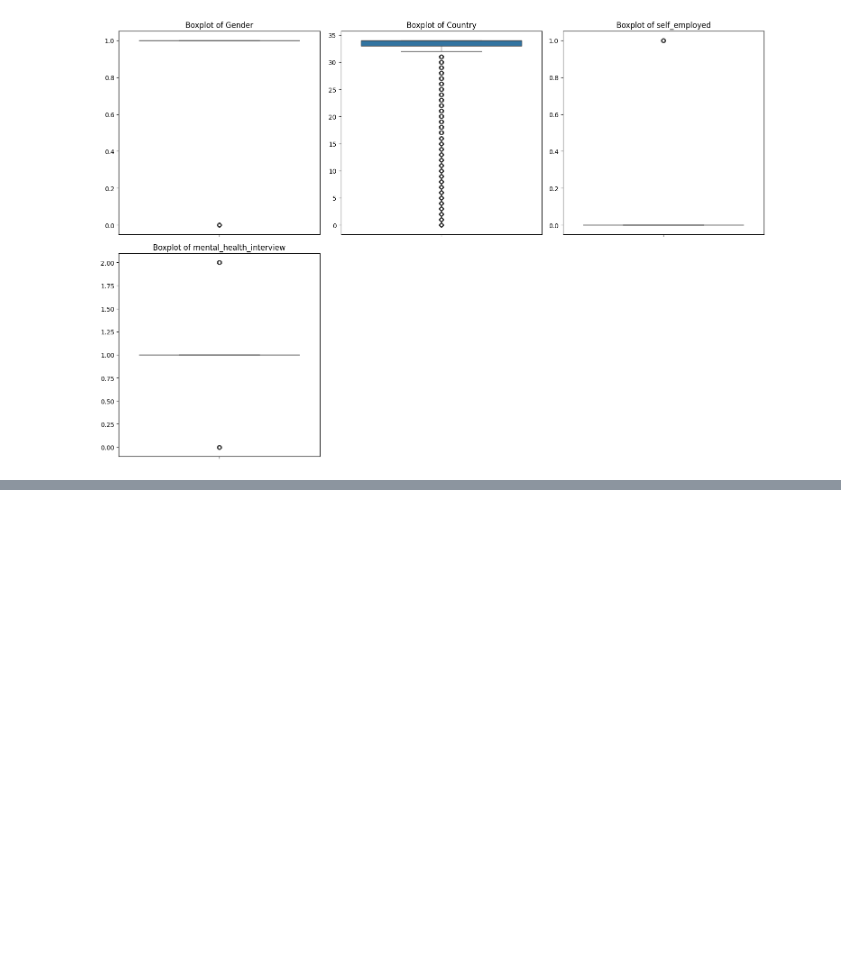
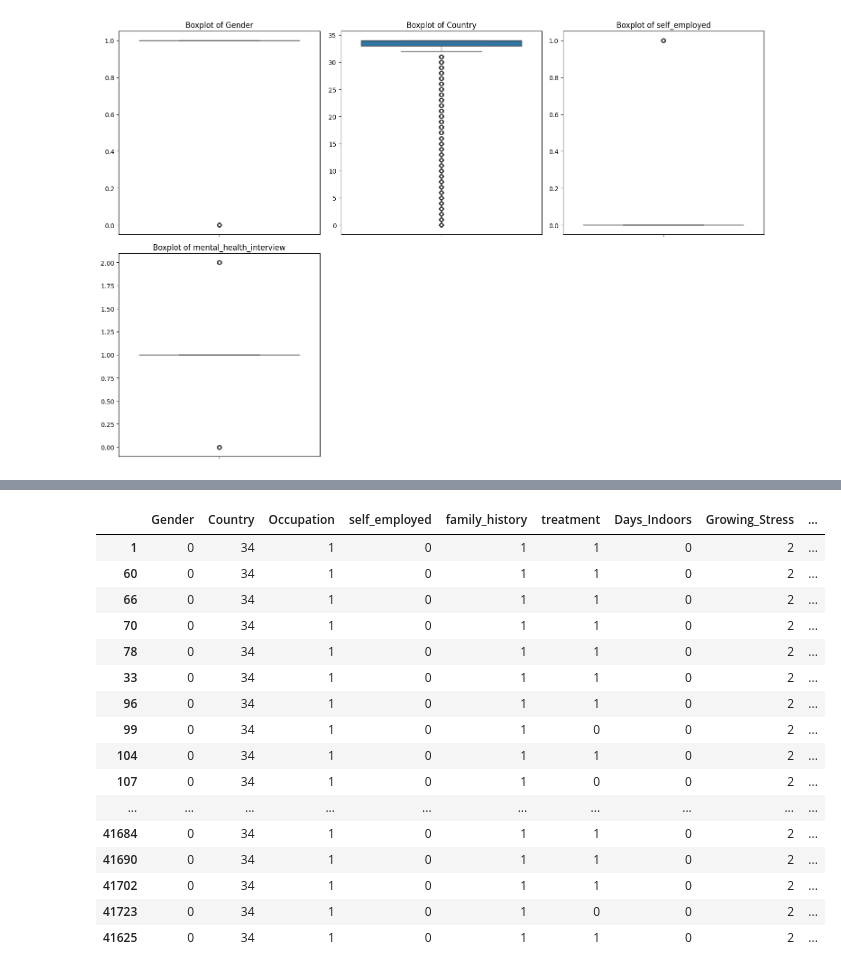
Before and after one commit to MDRobiulhassan/Mental-Health, a Jupyter notebook: Mental_Health_Treatment_Detection.ipynb, the cells around one changed output, grey strips where cells are left out. Cells and saved outputs as stored; diff of their text form; code cells hidden in the pictures; blank space fills up the shorter version.

```diff
--- a/Mental_Health_Treatment_Detection.ipynb
+++ b/Mental_Health_Treatment_Detection.ipynb
@@ -341,0 +413,48 @@ plt.show()
+# %%
+feature_names = df.drop(columns=['treatment']).columns.tolist()
+# %%
+
+def get_knn(df, n, k, metric):
+
+    # IMPORTANT: reset index to avoid mismatch
+    df = df.reset_index(drop=True)
+
+    X = df[feature_names]
+
+    nbrs = sklearn.neighbors.NearestNeighbors(
+        n_neighbors=k,
+        metric=metric,
+        algorithm='brute'
+    )
+
+    nbrs.fit(X)
+
+    distances, indices = nbrs.kneighbors(
+        X.iloc[[n]],
+        return_distance=True
+    )
+
+    result = df.iloc[indices[0]].copy()
+    result['distance'] = distances[0].reshape(-1)
+
+    return result
+# %%
+get_knn(df, 1, 50, 'euclidean')
+# %% [output]
+|  | Gender | Country | Occupation | self_employed | family_history | treatment | Days_Indoors | Growing_Stress | ... |
+| 1 | 0 | 34 | 1 | 0 | 1 | 1 | 0 | 2 | ... |
+| 60 | 0 | 34 | 1 | 0 | 1 | 1 | 0 | 2 | ... |
+| 66 | 0 | 34 | 1 | 0 | 1 | 1 | 0 | 2 | ... |
+| 70 | 0 | 34 | 1 | 0 | 1 | 1 | 0 | 2 | ... |
+| 78 | 0 | 34 | 1 | 0 | 1 | 1 | 0 | 2 | ... |
+| 33 | 0 | 34 | 1 | 0 | 1 | 1 | 0 | 2 | ... |
+| 96 | 0 | 34 | 1 | 0 | 1 | 1 | 0 | 2 | ... |
+| 99 | 0 | 34 | 1 | 0 | 1 | 0 | 0 | 2 | ... |
+| 104 | 0 | 34 | 1 | 0 | 1 | 1 | 0 | 2 | ... |
+| 107 | 0 | 34 | 1 | 0 | 1 | 0 | 0 | 2 | ... |
+| ... | ... | ... | ... | ... | ... | ... | ... | ... | ... |
+| 41684 | 0 | 34 | 1 | 0 | 1 | 1 | 0 | 2 | ... |
+| 41690 | 0 | 34 | 1 | 0 | 1 | 1 | 0 | 2 | ... |
+| 41702 | 0 | 34 | 1 | 0 | 1 | 1 | 0 | 2 | ... |
+| 41723 | 0 | 34 | 1 | 0 | 1 | 0 | 0 | 2 | ... |
+| 41625 | 0 | 34 | 1 | 0 | 1 | 1 | 0 | 2 | ... |
```
Also changed, not shown: parts of 28 cells of this notebook.
